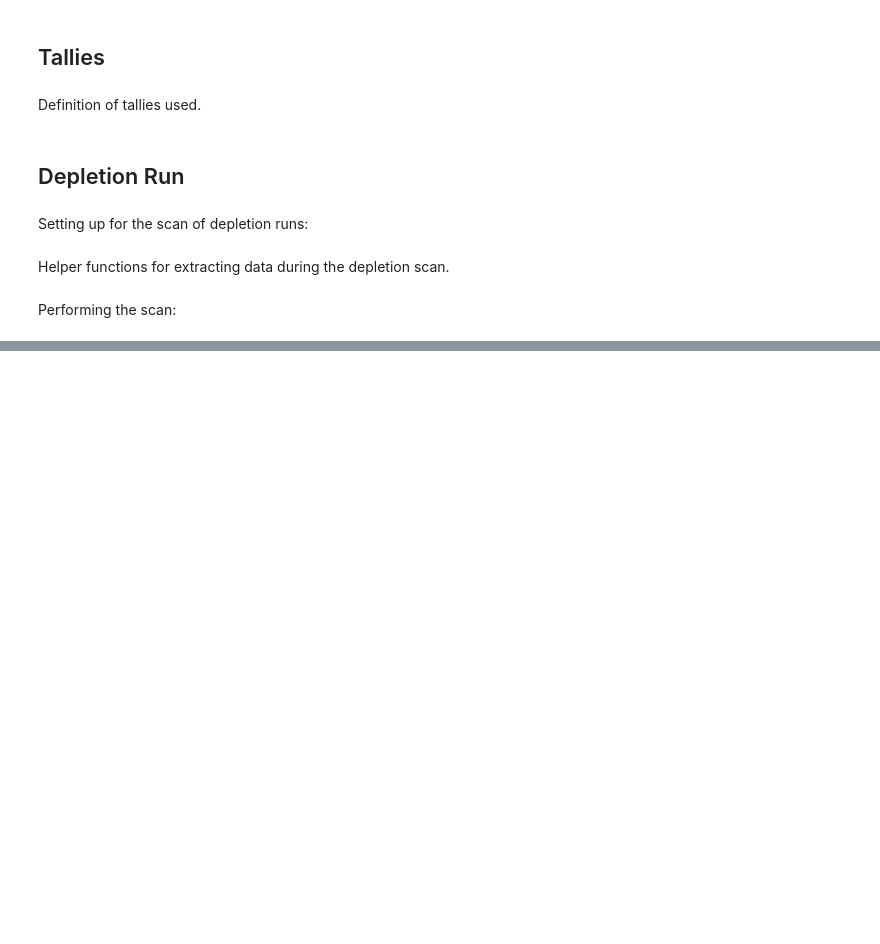
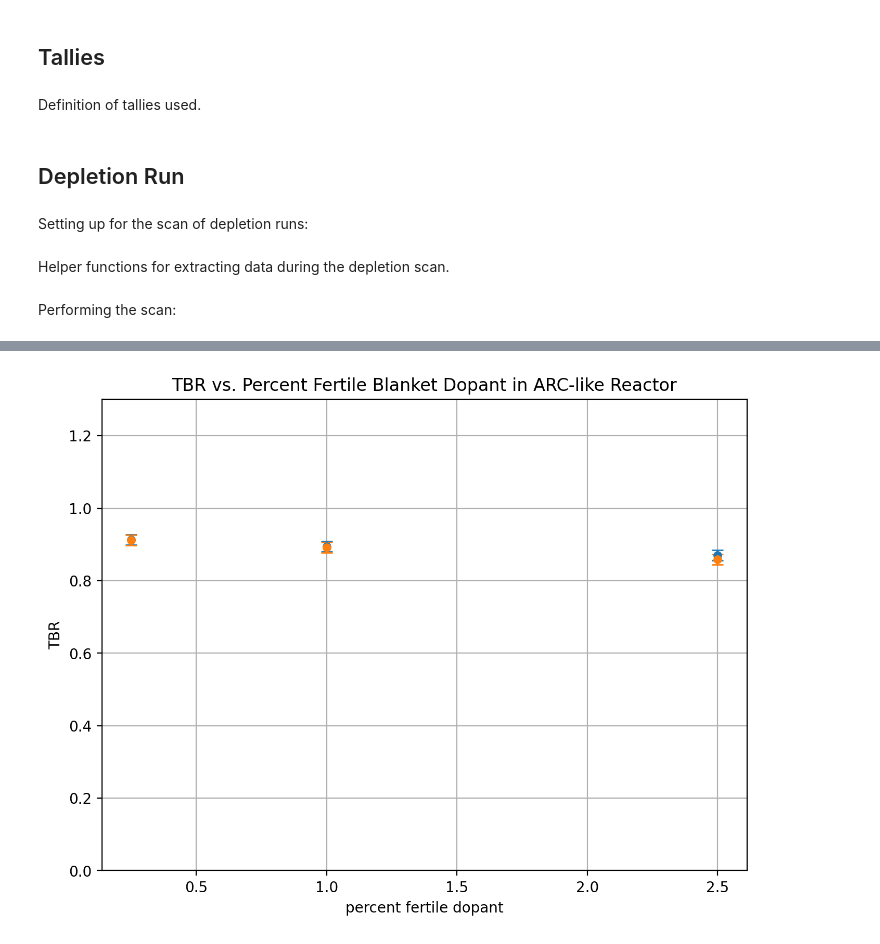
Before and after one commit to jlball/arc-proliferation, a Jupyter notebook: arc2018/depletion_scan/arc2018_depletion_scan.ipynb, the cells around one changed output, grey strips where cells are left out. Cells and saved outputs as stored; diff of their text form; code cells hidden in the pictures; blank space fills up the shorter version.

Commit message:
Fixed bug with saving extracted data to JSON file, changing plottin got include both dopant species

```diff
--- a/arc2018/depletion_scan/arc2018_depletion_scan.ipynb
+++ b/arc2018/depletion_scan/arc2018_depletion_scan.ipynb
@@ -21,8 +21,13 @@ xs_data_path = "/home/jlball/xs_data/endfb80_hdf5/cross_sections.xml"
 chain_file = "simplified_chain_fast_spectrum.xml"
 dopant_species = ["U", "Th"]
 Li6_enrichment = 7.8
-percents_fertile = [1, 5]
-particles_per_batch = 100
+percents_fertile = [0.25, 1, 2.5]
+particles_per_batch = 500
+
+# Set depletion calculation parameters:
+number_of_steps = 20
+total_time = 1 * 365 * 24 #hours
+fusion_power = 525 # MW
 # %% [markdown]
 ## Materials ##
 # %% [markdown]
@@ -198,11 +206,6 @@ Setting up for the scan of depletion runs:
 # %%
 # this tells openmc the decay paths between isotopes including proabilities of different routes and half lives
 chain = openmc.deplete.Chain.from_xml(main_folder_path + chain_file)
-
-# Set depletion calculation parameters:
-number_of_steps = 5
-total_time = 1 * 365 * 24 #hours
-fusion_power = 525 # MW
 
 energy_per_fusion = 2.8182e-18 # MJ (comes from converting 17.59 MeV to MJ)
 
@@ -274,7 +277,7 @@ def extract_time_to_sq(times, results, dopant):
 
     sig_quantity = 8 # kg, same for both U233 and Pu239
     time_to_sig_quantity = (fit - sig_quantity).roots()[0]
-    return time_to_sig_quantity
+    return time_to_sig_quantity/3600 #convert to hrs
 
 def extract_isotopic_purity(results):
     pu_isotopes = ['Pu238', 'Pu239', 'Pu240', 'Pu241']
@@ -328,9 +331,9 @@ for dopant in dopant_species:
     # Store the computed data in a JSON file for later analysis and plotting:
     collected_data = {
         "percents_fertile" : percents_fertile,
-        "times_to_sq" : times_to_sq,
-        "tbrs" : tbrs,
-        "tbrs_std" : tbrs_std
+        "times_to_sq" : times_to_sq.tolist(),
+        "tbrs" : tbrs.tolist(),
+        "tbrs_std" : tbrs_std.tolist()
     }
 
     with open(dopant + "_depletion_data.json", "w") as outfile:
@@ -338,16 +478,21 @@ for dopant in dopant_species:
 # %%
 plot_dpi = 200
 fig, ax = plt.subplots(dpi=plot_dpi)
 
 for dopant in dopant_species:
-    loaded_data = json.load(dopant + "_depletion_data.json")
+    # Import and read JSON file containing volume information computed by paramak
+    file = open(dopant + '_depletion_data.json',)
+    loaded_data = json.load(file)
+    file.close()
     ax.errorbar(loaded_data['percents_fertile'], loaded_data['tbrs'], yerr=loaded_data['tbrs_std'], fmt='.', ms=10, capsize=4)
 
 ax.set(title='TBR vs. Percent Fertile Blanket Dopant in ARC-like Reactor', xlabel="percent fertile dopant", ylabel='TBR', ylim=[0, 1.3])
 ax.grid()
 
 plt.gcf().set_size_inches(8, 6)
 plt.show()
+# %% [output]
+[figure, added]
 # %%
 fig, ax = plt.subplots(dpi=plot_dpi)
 
```
Also changed, not shown: parts of 4 cells of this notebook, 1 other file.
